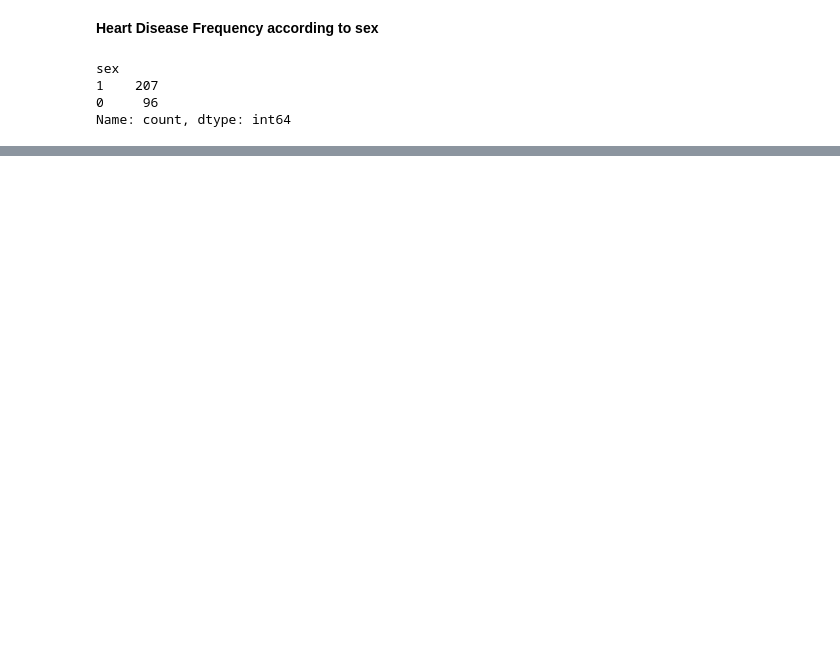
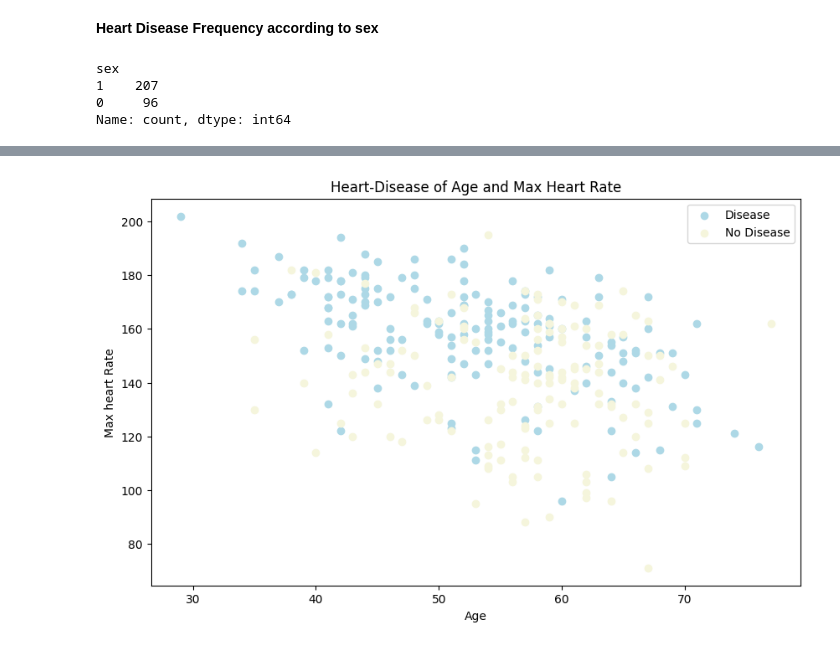
Before and after one commit to NidhiBolia/Predicting-Heart-Disease, a Jupyter notebook: main.ipynb, the cells around one changed output, grey strips where cells are left out. Saved outputs shown, nothing was run; the diff lists cells and outputs as text; code cells hidden in the pictures; blank space fills up the shorter version.

```diff
--- a/main.ipynb
+++ b/main.ipynb
@@ -94,0 +115,21 @@ Name: count, dtype: int64
+# %%
+# Create another figure
+plt.figure(figsize=(10,6))
+
+# /Scatter with +ve examples
+plt.scatter(data.age[data.target==1],
+            data.thalach[data.target==1],
+            c="lightblue"
+            );
+# /Scatter with -ve examples
+plt.scatter(data.age[data.target==0],
+            data.thalach[data.target==0],
+            c="beige"
+            );
+
+plt.title("Heart-Disease of Age and Max Heart Rate")
+plt.xlabel("Age")
+plt.ylabel("Max heart Rate")
+plt.legend(["Disease","No Disease"]);
+# %% [output]
+[figure, added]
```
Also changed, not shown: parts of 9 cells of this notebook.
